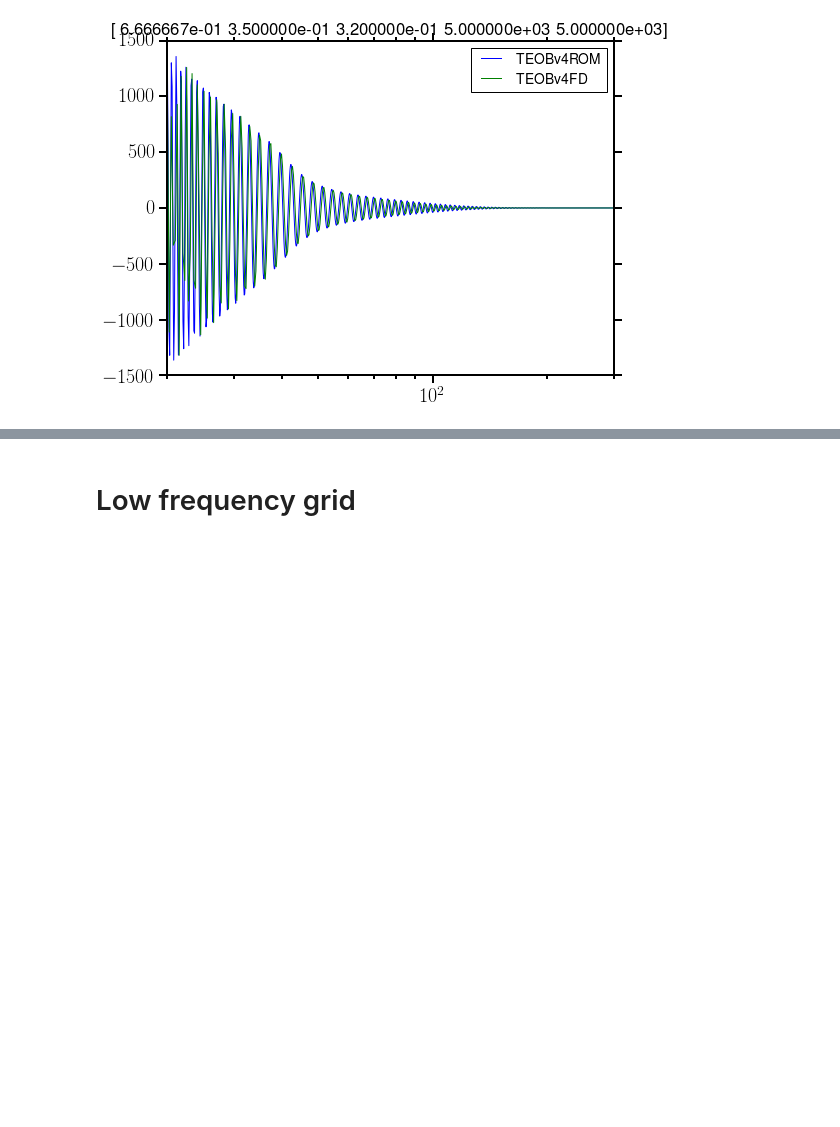
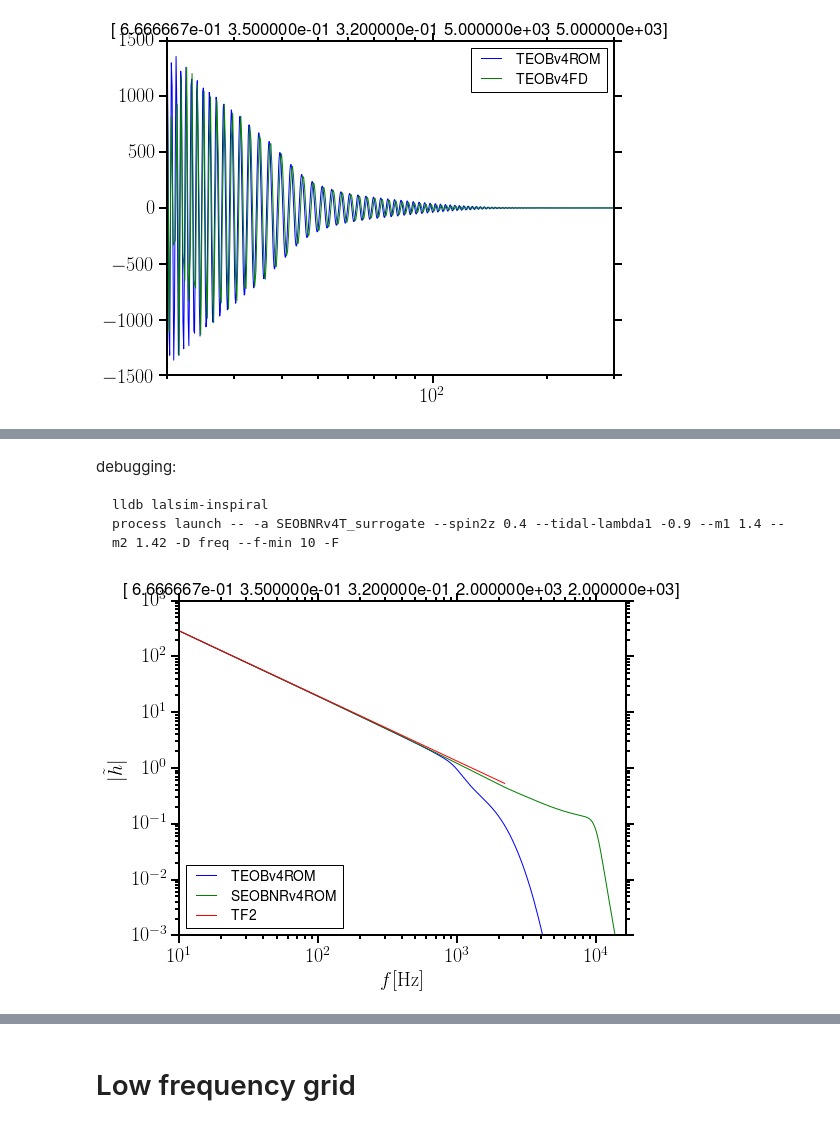
Before and after one commit to benjaminlackey/gpsurrogate, a Jupyter notebook: src/TEOB-LAL-implementation/LalsuiteSurrogate_MP.ipynb, the cells around one changed output, grey strips where cells are left out. Cells and saved outputs as stored; diff of their text form; code cells hidden in the pictures; blank space fills up the shorter version.

Commit message:
Test low frequency TF2 extension
update surrogate HDF5 data file to include frequency points for low frequency TF2 region.

```diff
--- a/src/TEOB-LAL-implementation/LalsuiteSurrogate_MP.ipynb
+++ b/src/TEOB-LAL-implementation/LalsuiteSurrogate_MP.ipynb
@@ -1825,0 +1834,3 @@ plt.xlim([20, 300]);
+# %%
+x = np.array([1.0/1.5, 0.35, 0.32, 1.0, 1.0])
+x = np.array([1.0/1.5, 0.35, 0.32, 5000.0, 5000.0])
@@ -1825,0 +1862,46 @@ plt.xlim([20, 300]);
+# %% [markdown]
+debugging:
+
+    lldb lalsim-inspiral
+    process launch -- -a SEOBNRv4T_surrogate --spin2z 0.4 --tidal-lambda1 -0.9 --m1 1.4 --m2 1.42 -D freq --f-min 10 -F
+# %%
+# SEOBNRv4T_surrogate
+m1 = q/(1.0+q)*Mtot
+m2 = 1.0/(1.0+q)*Mtot
+m1SI, m2SI, chi1, chi2, lambda1, lambda2, nk_max = m1*lal.MSUN_SI, m2*lal.MSUN_SI, chi1, chi2, lambda1, lambda2, -1
+
+hpTEOBv4, hcTEOBv4 = LS.SimIMRSEOBNRv4TSurrogate(phiRef, deltaF, fLow, fHigh, fRef, distance, inclination,
+                m1SI, m2SI, chi1, chi2, lambda1, lambda2)
+
+fHz_TEOBv4 = np.arange(hpTEOBv4.data.length)*hpTEOBv4.deltaF
+h_TEOBv4 = hpTEOBv4.data.data + 1j*hcTEOBv4.data.data
+# %%
+# TaylorF2
+LALpars = lal.CreateDict()
+lalsimulation.SimInspiralWaveformParamsInsertTidalLambda1(LALpars, lambda1)
+lalsimulation.SimInspiralWaveformParamsInsertTidalLambda2(LALpars, lambda2)
+
+hpTF2 = LS.SimInspiralTaylorF2(phiRef, deltaF,
+                                      m1SI, m2SI,
+                                      chi1, chi2,
+                                      fLow, fHigh, fRef, distance, LALpars)
+# Compute the two polarizations
+cfac = cos(inclination)
+pfac = 0.5 * (1.0 + cfac**2)
+
+hpTF2_data = pfac * hpTF2.data.data
+hcTF2_data = -1j*cfac * hpTF2.data.data
+h_TF2 = hpTF2_data +1j*hcTF2_data
+fHz_TF2 = np.arange(hpTF2.data.length)*hpTF2.deltaF
+# %%
+plt.loglog(fHz_TEOBv4, np.abs(h_TEOBv4), label='TEOBv4ROM')
+plt.loglog(fHz_SEOBNRv4, np.abs(h_SEOBNRv4), label='SEOBNRv4ROM')
+plt.loglog(fHz_TF2, np.abs(h_TF2), label='TF2');
+plt.legend(loc=3)
+plt.title(x)
+plt.xlabel(r'$f[\mathrm{Hz}]$')
+plt.ylabel(r'$|\tilde h|$')
+plt.xlim([fLow, 16384]);
+plt.ylim([1e-3, 1e3]);
+# %% [output]
+[figure, added]
```
Also changed, not shown: parts of 18 cells of this notebook, 1 other file.
